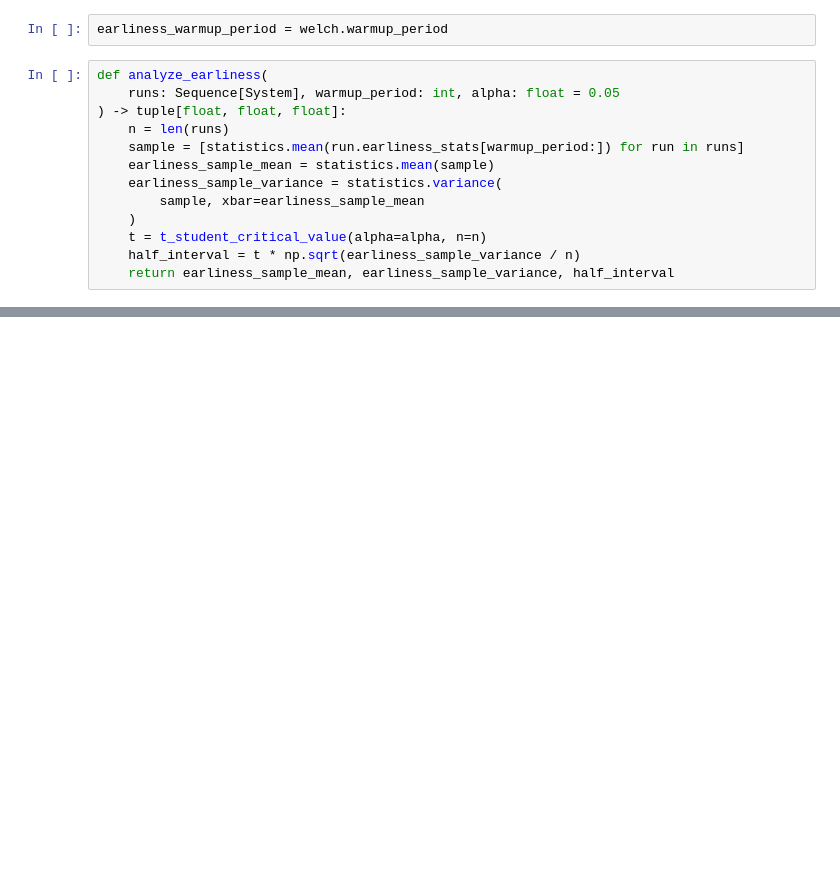
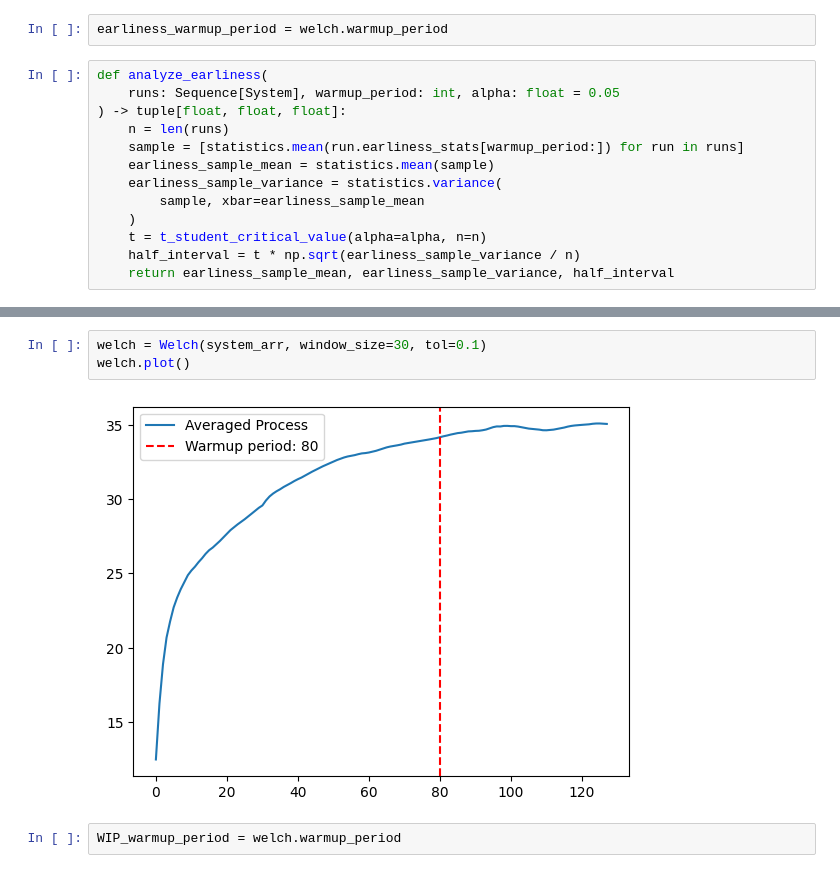
Before and after one commit to alessiacorni/Production_System, a Jupyter notebook: push_system/production_system.ipynb, the cells around one changed output, grey strips where cells are left out. Drawn from its saved outputs; the diff is of its cells as text; blank space fills up the shorter version.

```diff
--- a/push_system/production_system.ipynb
+++ b/push_system/production_system.ipynb
@@ -450,0 +460,7 @@ Relative Error: 4.08%
+# %%
+welch = Welch(system_arr, window_size=30, tol=0.1)
+welch.plot()
+# %% [output]
+[figure, added]
+# %%
+WIP_warmup_period = welch.warmup_period
```
Also changed, not shown: parts of 8 cells of this notebook.
